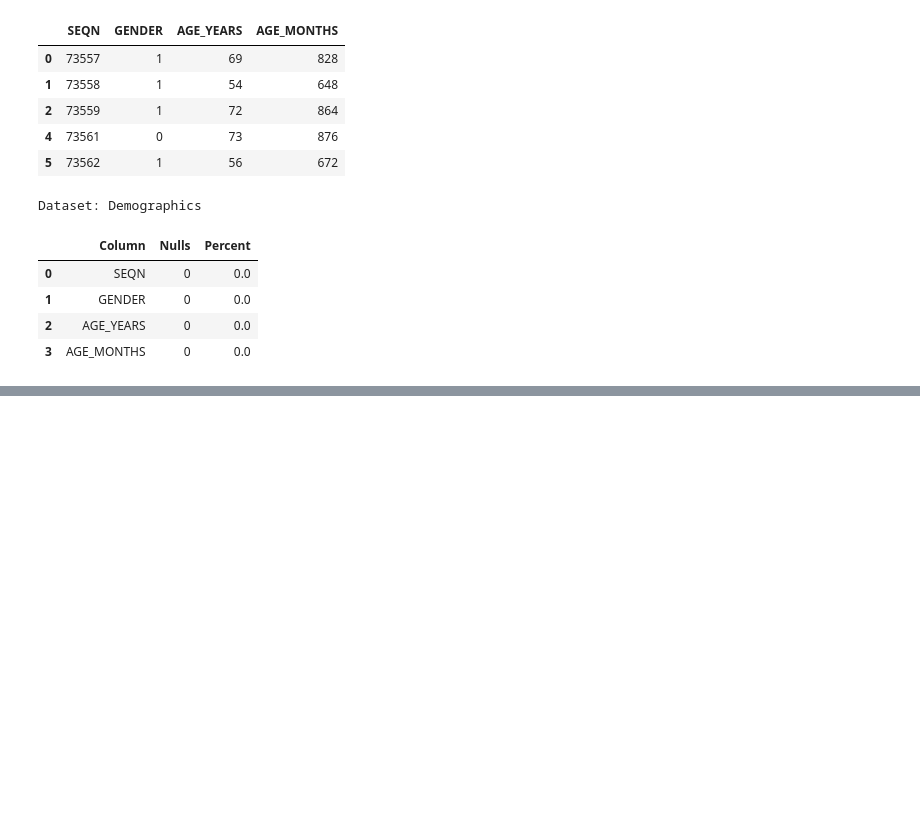
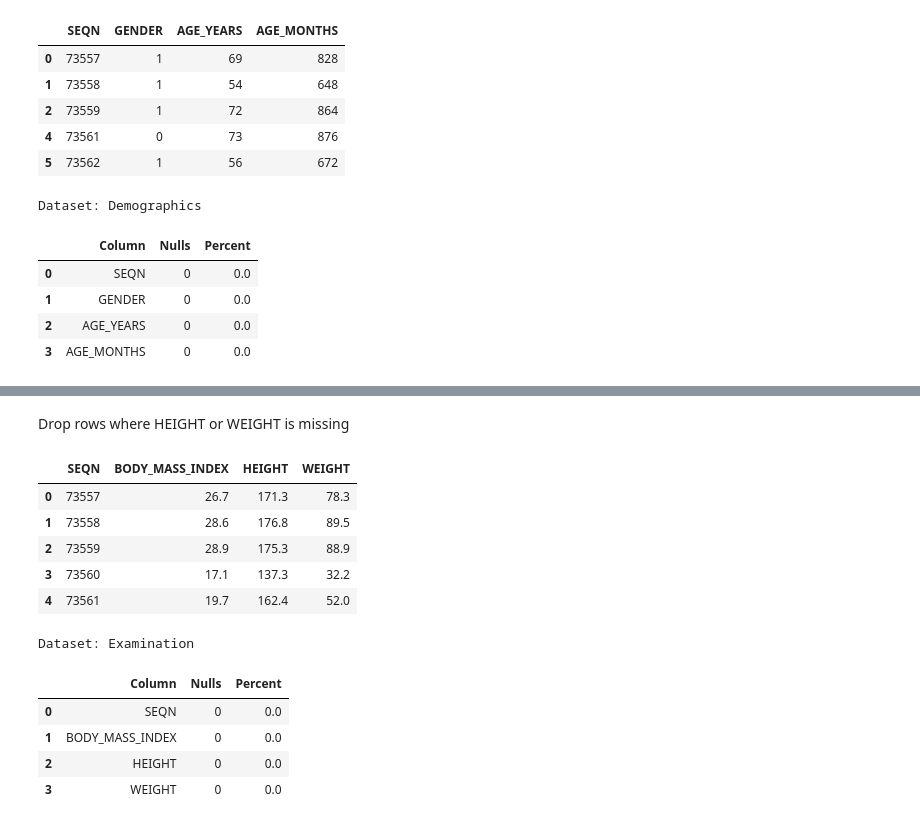
Before and after one commit to FrancoPalavicinoG/cellia, a Jupyter notebook: notebooks/02_ETL.ipynb, the cells around one changed output, grey strips where cells are left out. Cells and saved outputs as stored; diff of their text form; code cells hidden in the pictures; blank space fills up the shorter version.

Commit message:
Calculate BMI, weight, and height; drop rows when height or weight is missing afterwards

```diff
--- a/notebooks/02_ETL.ipynb
+++ b/notebooks/02_ETL.ipynb
@@ -146,0 +179,30 @@ Dataset: Demographics
+# %%
+def calculate_height_from_bmi(df, bmi_col='BODY_MASS_INDEX', weight_col='WEIGHT', height_col='HEIGHT'):
+    mask = df[height_col].isna() & df[bmi_col].notna() & df[weight_col].notna()
+    df.loc[mask, height_col] = np.sqrt(df.loc[mask, weight_col] / df.loc[mask, bmi_col]) * 100
+    return df
+# %%
+df_exam = calculate_bmi(df_exam)
+# %%
+df_exam = calculate_weight_from_bmi(df_exam)
+df_exam = calculate_height_from_bmi(df_exam)
+# %% [markdown]
+Drop rows where HEIGHT or WEIGHT is missing
+# %%
+df_exam = df_exam[df_exam['HEIGHT'].notna() & df_exam['WEIGHT'].notna()].copy()
+# %%
+display(df_exam.head())
+null_summary(df_exam, "Examination")
+# %% [output]
+|  | SEQN | BODY_MASS_INDEX | HEIGHT | WEIGHT |
+| 0 | 73557 | 26.7 | 171.3 | 78.3 |
+| 1 | 73558 | 28.6 | 176.8 | 89.5 |
+| 2 | 73559 | 28.9 | 175.3 | 88.9 |
+| 3 | 73560 | 17.1 | 137.3 | 32.2 |
+| 4 | 73561 | 19.7 | 162.4 | 52.0 |
+Dataset: Examination
+|  | Column | Nulls | Percent |
+| 0 | SEQN | 0 | 0.0 |
+| 1 | BODY_MASS_INDEX | 0 | 0.0 |
+| 2 | HEIGHT | 0 | 0.0 |
+| 3 | WEIGHT | 0 | 0.0 |
```
Also changed, not shown: parts of 9 cells of this notebook.
